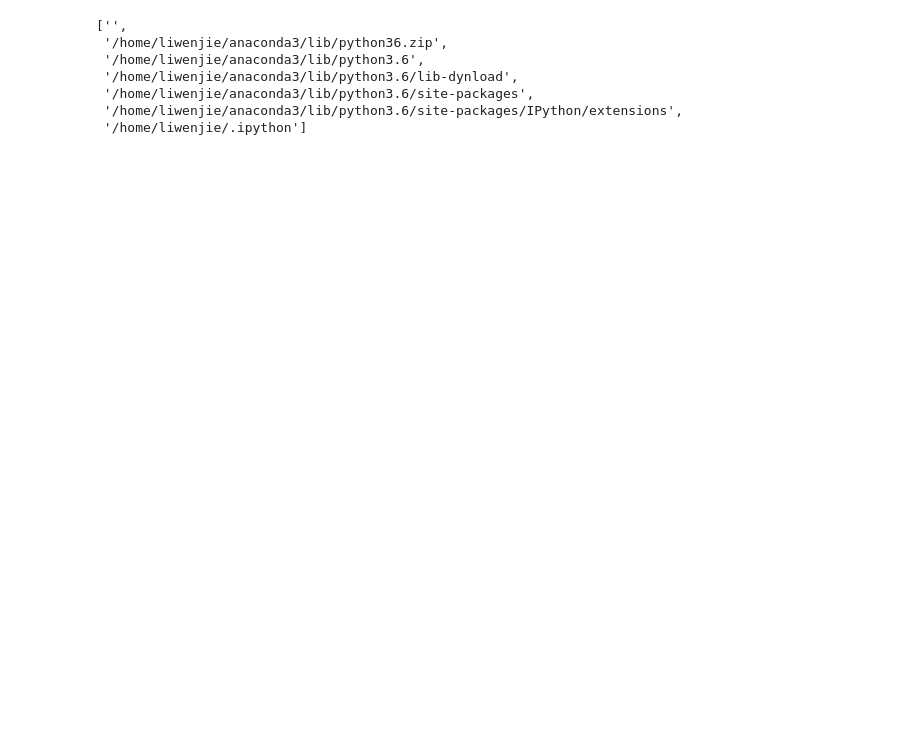
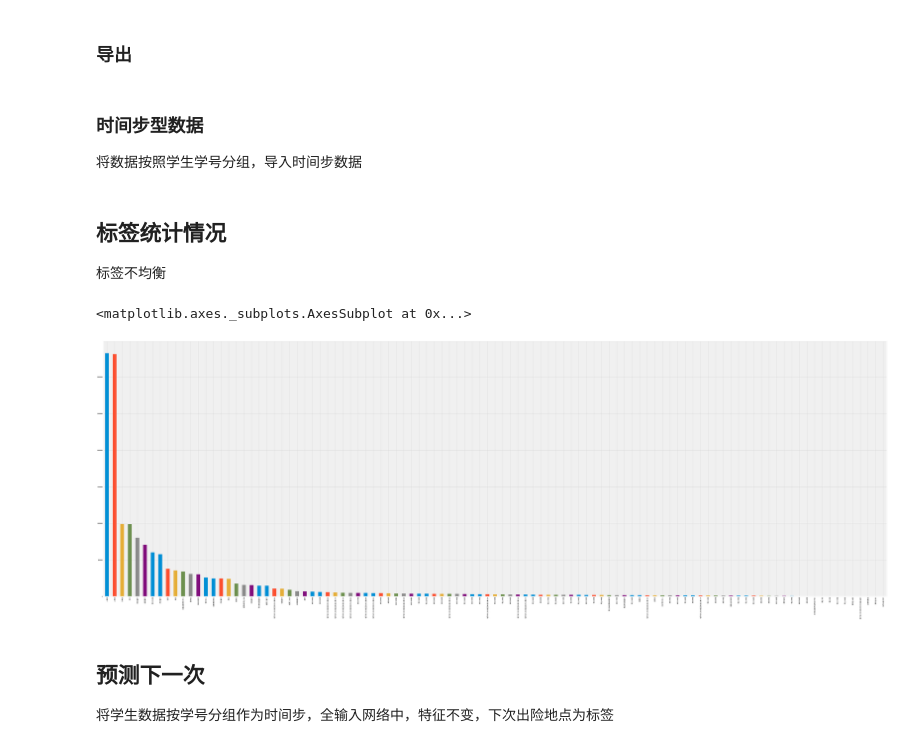
Before and after one commit to lkjie/stu-action-predict, a Jupyter notebook: features/timeslot.ipynb, the cells around one changed output. Saved outputs shown, nothing was run; the diff lists cells and outputs as text; code cells hidden in the pictures; blank space fills up the shorter version.

```diff
--- a/features/timeslot.ipynb
+++ b/features/timeslot.ipynb
@@ -13,0 +19,7 @@ warnings.filterwarnings('ignore')
+# %%
+consum = pd.read_csv('../data/consumption.txt')
+consum.drop(['id'], axis=1,inplace=True)
+consum.dropna(subset=['place','student_id','brush_time'], inplace=True)
+consum.fillna('',inplace=True)
+consum['brush_time'] = pd.to_datetime(consum.brush_time)
+consum['timeslot'] = '0'
@@ -13,0 +54,22 @@ warnings.filterwarnings('ignore')
+# %%
+consum.index = consum.brush_time
+'''
+sleep 0:0 6:45
+breakfast 6:45 8:30
+morning 8:30 11:55
+noon 11:55 14:30
+afternoon 14:30 17:55
+dinner 17:55
+night 19:30
+sleep 21:55
+'''
+consum.loc[consum.between_time('0:0', '6:45', include_end=False).index, 'timeslot'] = 'sleep'
+consum.loc[consum.between_time('6:45', '8:30', include_end=False).index, 'timeslot'] = 'breakfast'
+consum.loc[consum.between_time('8:30', '11:55', include_end=False).index, 'timeslot'] = 'morning'
+consum.loc[consum.between_time('11:55', '14:30', include_end=False).index, 'timeslot'] = 'noon'
+consum.loc[consum.between_time('14:30', '17:55', include_end=False).index, 'timeslot'] = 'afternoon'
+consum.loc[consum.between_time('17:55', '19:30', include_end=False).index, 'timeslot'] = 'dinner'
+consum.loc[consum.between_time('19:30', '21:55', include_end=False).index, 'timeslot'] = 'night'
+consum.loc[consum.between_time('21:55', '0:0', include_end=False).index, 'timeslot'] = 'sleep'
+consum=consum.reset_index(drop=True)
+# consum.drop(['place', 'campus', 'place0', 'device_id', 'brush_time'], axis=1, inplace=True)
@@ -13,0 +177,2 @@ warnings.filterwarnings('ignore')
+# %% [markdown]
+### 导出
@@ -13,0 +185,6 @@ warnings.filterwarnings('ignore')
+# %% [markdown]
+### 时间步型数据
+将数据按照学生学号分组，导入时间步数据
+# %% [markdown]
+## 标签统计情况
+标签不均衡
@@ -13,0 +193,5 @@ warnings.filterwarnings('ignore')
+# %%
+consum['place0'].value_counts().plot(kind='bar', figsize=(80,30))
+# %% [output]
+<matplotlib.axes._subplots.AxesSubplot at 0x...>
+[figure, added]
@@ -14,3 +201,6 @@ warnings.filterwarnings('ignore')
+# %% [markdown]
+## 预测下一次
+将学生数据按学号分组作为时间步，全输入网络中，特征不变，下次出险地点为标签
 # %%
 consum = pd.read_csv('../data/consumption.txt')
 consum.drop(['id'], axis=1,inplace=True)
@@ -18,10 +210,0 @@ consum.fillna('',inplace=True)
-# %%
-sys.path
-# %% [output]
-['',
- '/home/liwenjie/anaconda3/lib/python36.zip',
- '/home/liwenjie/anaconda3/lib/python3.6',
- '/home/liwenjie/anaconda3/lib/python3.6/lib-dynload',
- '/home/liwenjie/anaconda3/lib/python3.6/site-packages',
- '/home/liwenjie/anaconda3/lib/python3.6/site-packages/IPython/extensions',
- '/home/liwenjie/.ipython']
```
Also changed, not shown: parts of 24 cells of this notebook, 6 other files.
